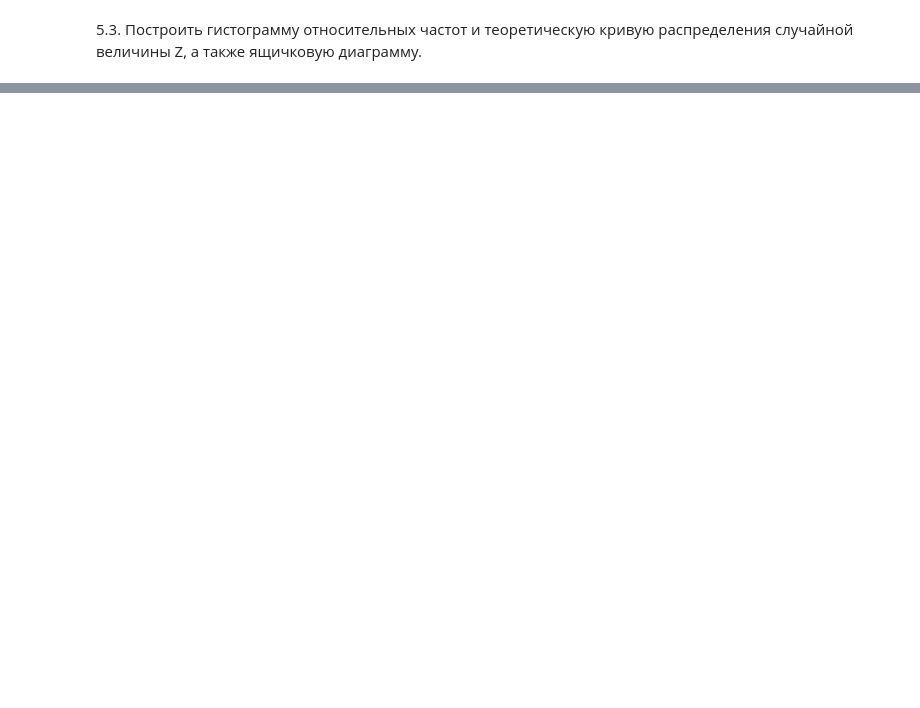
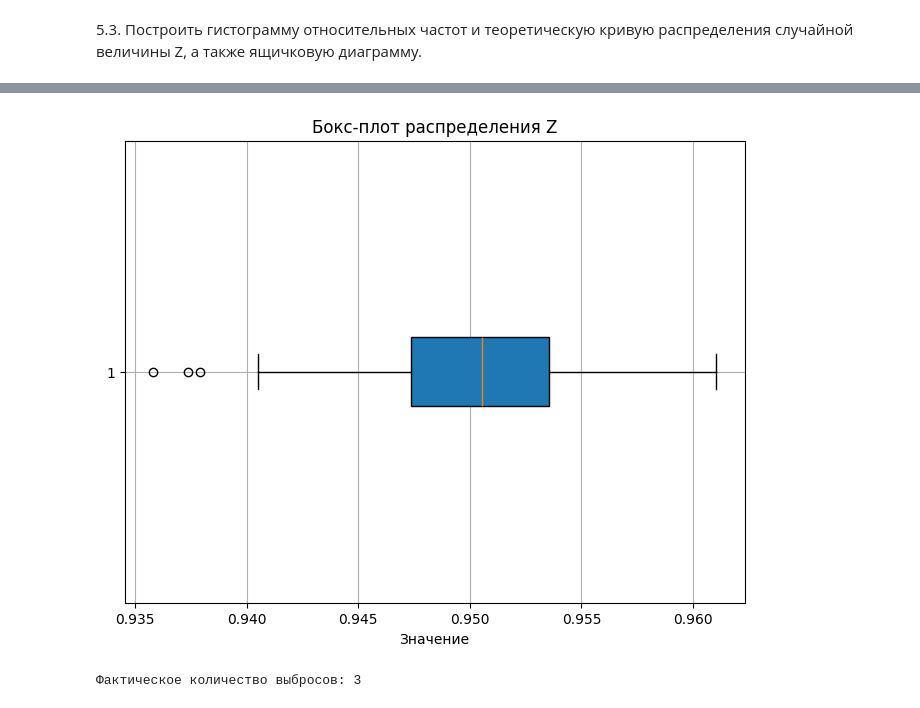
Before and after one commit to Nibuku/Stats_Analysis_, a Jupyter notebook: lab2_var5.ipynb, the cells around one changed output, grey strips where cells are left out. Saved outputs shown, nothing was run; the diff lists cells and outputs as text; code cells hidden in the pictures; blank space fills up the shorter version.

```diff
--- a/lab2_var5.ipynb
+++ b/lab2_var5.ipynb
@@ -329,0 +477,25 @@ print(f"Фактическое количество выбросов: {num_outli
+# %%
+plt.figure(figsize=(8, 6))
+plt.boxplot(gamma_arr, vert=False, patch_artist=True)
+plt.title('Бокс-плот распределения Z')
+plt.xlabel('Значение')
+plt.grid(True)
+plt.show()
+
+q1 = np.percentile(gamma_arr, 25)
+q3 = np.percentile(gamma_arr, 75)
+iqr = q3 - q1
+
+# Вычисляем границы для усов
+lower_bound = q1 - 1.5 * iqr
+upper_bound = q3 + 1.5 * iqr
+
+outliers = []
+for i in gamma_arr:
+    if i < lower_bound or i > upper_bound:
+        outliers.append(i)
+num_outliers = len(outliers)
+print(f"Фактическое количество выбросов: {num_outliers}")
+# %% [output]
+[figure, added]
+Фактическое количество выбросов: 3
```
Also changed, not shown: parts of 29 cells of this notebook.
